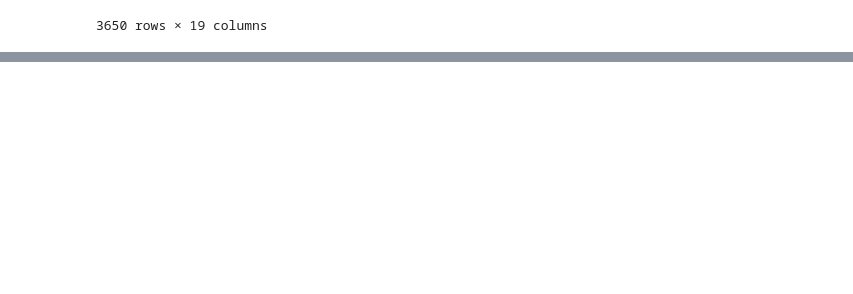
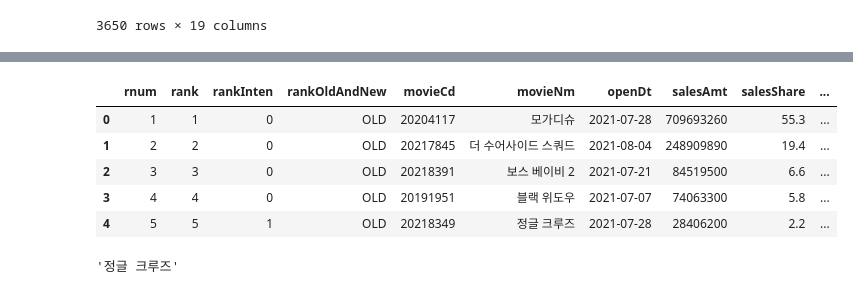
Before and after one commit to Andante8989/python, a Jupyter notebook: 데이터 수집 파이프라인/영진위 데이터 크롤링.ipynb, the cells around one changed output, grey strips where cells are left out. Cells and saved outputs as stored; diff of their text form; code cells hidden in the pictures; blank space fills up the shorter version.

```diff
--- a/데이터 수집 파이프라인/영진위 데이터 크롤링.ipynb
+++ b/데이터 수집 파이프라인/영진위 데이터 크롤링.ipynb
@@ -260,0 +381,17 @@ result.sort_values('스크린당 평균관객', ascending=False).head(1)
+# %%
+merged_data.head()
+# %% [output]
+|  | rnum | rank | rankInten | rankOldAndNew | movieCd | movieNm | openDt | salesAmt | salesShare | ... |
+| 0 | 1 | 1 | 0 | OLD | 20204117 | 모가디슈 | 2021-07-28 | 709693260 | 55.3 | ... |
+| 1 | 2 | 2 | 0 | OLD | 20217845 | 더 수어사이드 스쿼드 | 2021-08-04 | 248909890 | 19.4 | ... |
+| 2 | 3 | 3 | 0 | OLD | 20218391 | 보스 베이비 2 | 2021-07-21 | 84519500 | 6.6 | ... |
+| 3 | 4 | 4 | 0 | OLD | 20191951 | 블랙 위도우 | 2021-07-07 | 74063300 | 5.8 | ... |
+| 4 | 5 | 5 | 1 | OLD | 20218349 | 정글 크루즈 | 2021-07-28 | 28406200 | 2.2 | ... |
+# %%
+# 로우개수
+len(merged_data) # 3650번 반복해야 DB에 insert가 된다는걸 알 수 있음
+# iloc[], .loc[] 를 이용하면 특정 로우자료를 조회할 수 있고, 거기서 ['컬럼명']을 집어넣으면
+# 특정 로우의 특정 컬럼값을 조회할 수 있습니다
+merged_data.iloc[4]['movieNm']
+# %% [output]
+'정글 크루즈'
```
Also changed, not shown: parts of 27 cells of this notebook.
